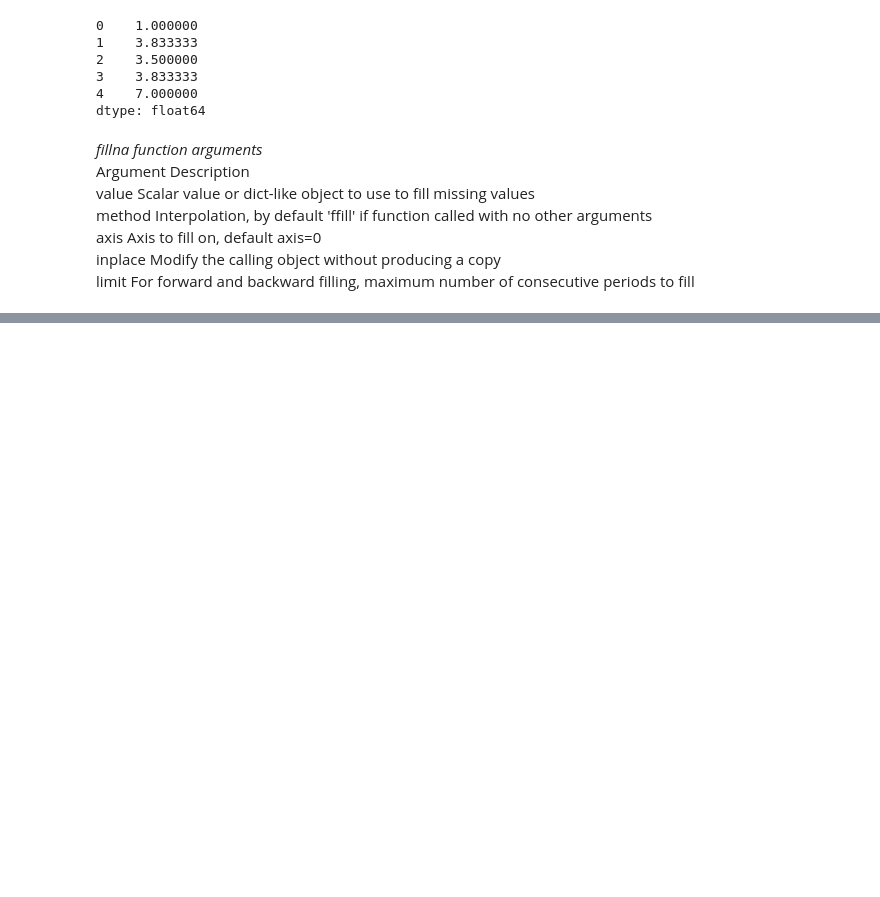
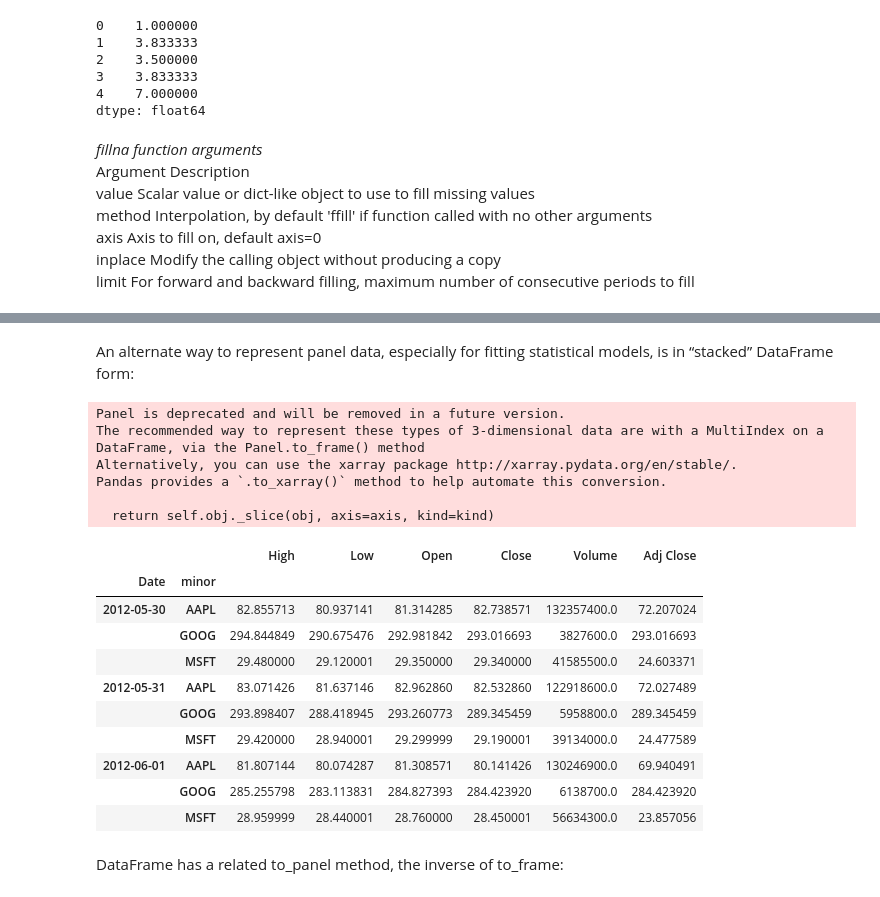
Before and after one commit to miriramire/DataAnalysis, a Jupyter notebook: Python_for_DA/Summarizing and Computing Descriptive Statistics.ipynb, the cells around one changed output, grey strips where cells are left out. Saved outputs shown, nothing was run; the diff lists cells and outputs as text; code cells hidden in the pictures; blank space fills up the shorter version.

```diff
--- a/Python_for_DA/Summarizing and Computing Descriptive Statistics.ipynb
+++ b/Python_for_DA/Summarizing and Computing Descriptive Statistics.ipynb
@@ -542,0 +865,3 @@ limit For forward and backward filling, maximum number of consecutive periods to
+# %%
+pdata = pd.Panel(dict((stk, web.get_data_yahoo(stk, '1/1/2009', '6/1/2012'))
+                      for stk in ['AAPL', 'GOOG', 'MSFT']))
@@ -542,0 +883,2 @@ limit For forward and backward filling, maximum number of consecutive periods to
+# %%
+pdata = pdata.swapaxes('items', 'minor')
@@ -542,0 +937,26 @@ limit For forward and backward filling, maximum number of consecutive periods to
+# %% [markdown]
+An alternate way to represent panel data, especially for fitting statistical models, is in
+“stacked” DataFrame form:
+# %%
+stacked = pdata.loc[:, '5/30/2012':, :].to_frame()
+stacked
+# %% [output]
+Panel is deprecated and will be removed in a future version.
+The recommended way to represent these types of 3-dimensional data are with a MultiIndex on a DataFrame, via the Panel.to_frame() method
+Alternatively, you can use the xarray package http://xarray.pydata.org/en/stable/.
+Pandas provides a `.to_xarray()` method to help automate this conversion.
+
+  return self.obj._slice(obj, axis=axis, kind=kind)
+|  |  | High | Low | Open | Close | Volume | Adj Close |
+| Date | minor |  |  |  |  |  |  |
+| 2012-05-30 | AAPL | 82.855713 | 80.937141 | 81.314285 | 82.738571 | 132357400.0 | 72.207024 |
+|  | GOOG | 294.844849 | 290.675476 | 292.981842 | 293.016693 | 3827600.0 | 293.016693 |
+|  | MSFT | 29.480000 | 29.120001 | 29.350000 | 29.340000 | 41585500.0 | 24.603371 |
+| 2012-05-31 | AAPL | 83.071426 | 81.637146 | 82.962860 | 82.532860 | 122918600.0 | 72.027489 |
+|  | GOOG | 293.898407 | 288.418945 | 293.260773 | 289.345459 | 5958800.0 | 289.345459 |
+|  | MSFT | 29.420000 | 28.940001 | 29.299999 | 29.190001 | 39134000.0 | 24.477589 |
+| 2012-06-01 | AAPL | 81.807144 | 80.074287 | 81.308571 | 80.141426 | 130246900.0 | 69.940491 |
+|  | GOOG | 285.255798 | 283.113831 | 284.827393 | 284.423920 | 6138700.0 | 284.423920 |
+|  | MSFT | 28.959999 | 28.440001 | 28.760000 | 28.450001 | 56634300.0 | 23.857056 |
+# %% [markdown]
+DataFrame has a related to_panel method, the inverse of to_frame:
```
Also changed, not shown: parts of 68 cells of this notebook.
